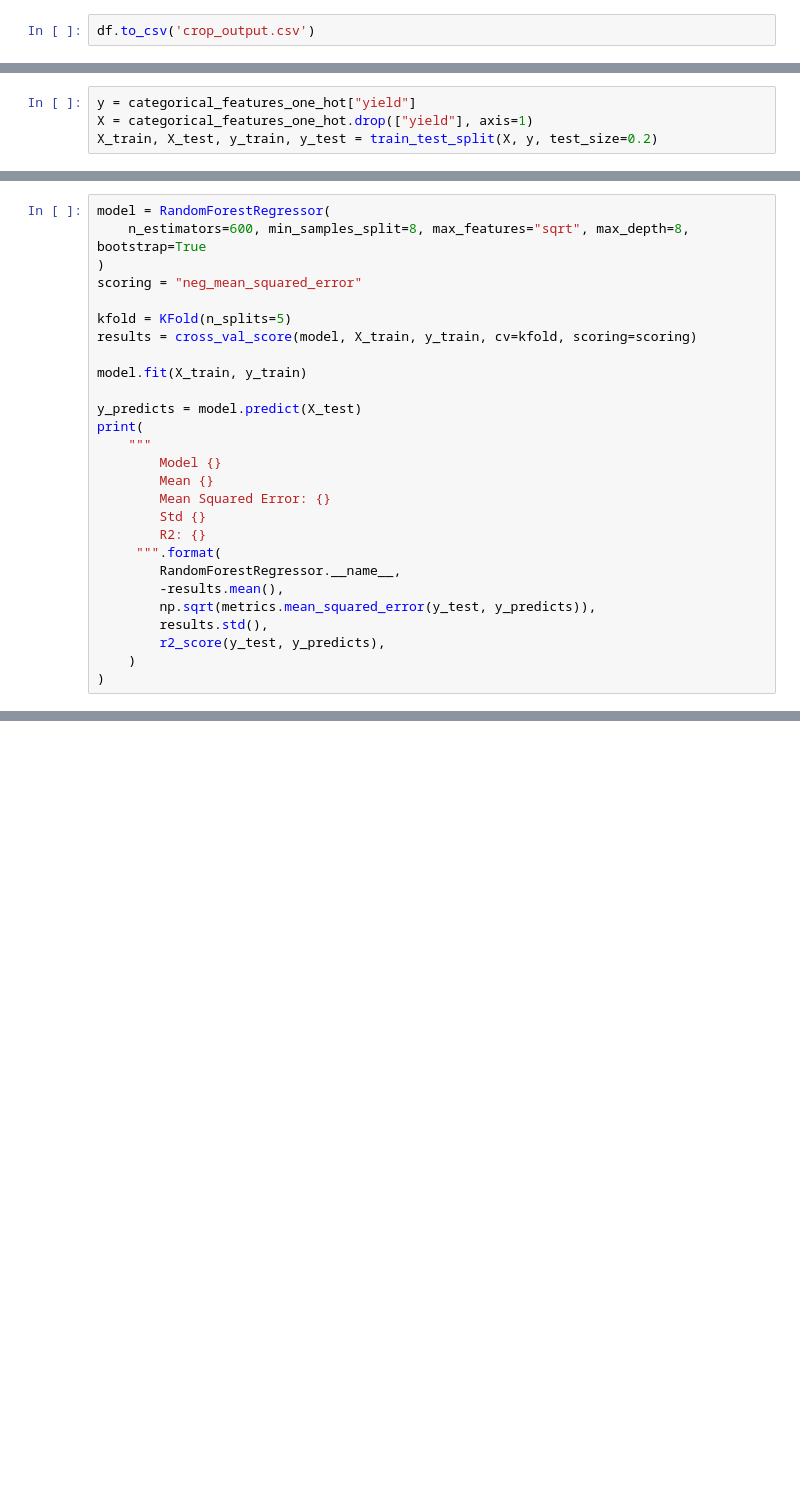
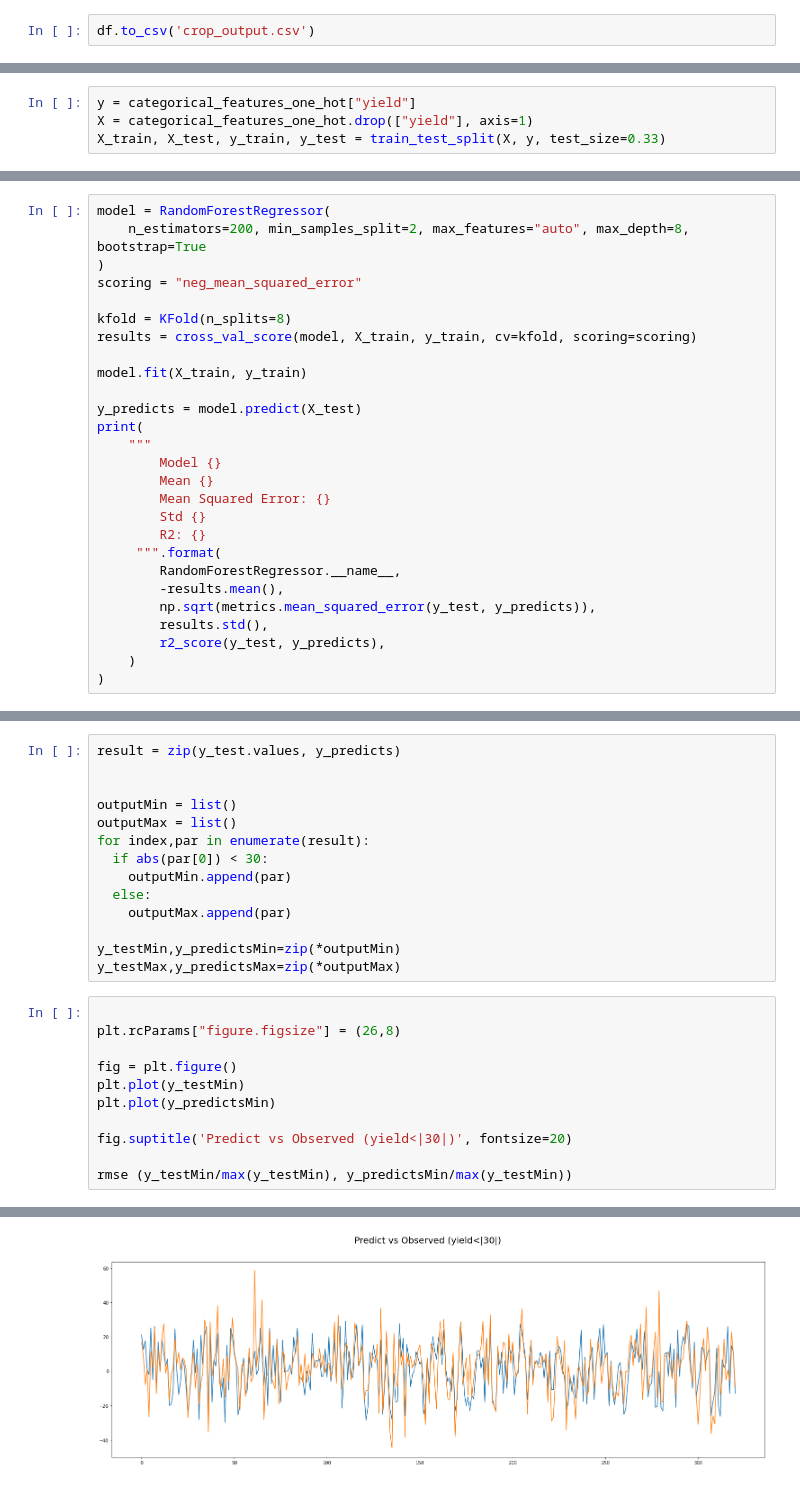
Before and after one commit to Cosechas-IA/crop-prediction, a Jupyter notebook: data/crop_prediction.ipynb, the cells around one changed output, grey strips where cells are left out. Drawn from its saved outputs; the diff is of its cells as text; blank space fills up the shorter version.

```diff
--- a/data/crop_prediction.ipynb
+++ b/data/crop_prediction.ipynb
@@ -306,7 +309,7 @@ categorical_features_one_hot.head()
 # %%
 y = categorical_features_one_hot["yield"]
 X = categorical_features_one_hot.drop(["yield"], axis=1)
-X_train, X_test, y_train, y_test = train_test_split(X, y, test_size=0.2)
+X_train, X_test, y_train, y_test = train_test_split(X, y, test_size=0.33)
 # %%
 model = RandomForestRegressor()
 scoring = "neg_mean_squared_error"
@@ -360,10 +363,10 @@ Best Params:  {'n_estimators': 600, 'min_samples_split': 8, 'max_features': 'sqr
 # %%
 model = RandomForestRegressor(
-    n_estimators=600, min_samples_split=8, max_features="sqrt", max_depth=8, bootstrap=True
+    n_estimators=200, min_samples_split=2, max_features="auto", max_depth=8, bootstrap=True
 )
 scoring = "neg_mean_squared_error"
 
-kfold = KFold(n_splits=5)
+kfold = KFold(n_splits=8)
 results = cross_val_score(model, X_train, y_train, cv=kfold, scoring=scoring)
 
 model.fit(X_train, y_train)
@@ -392,0 +396,26 @@ print(
+# %%
+result = zip(y_test.values, y_predicts)
+
+
+outputMin = list()
+outputMax = list()
+for index,par in enumerate(result):
+  if abs(par[0]) < 30:
+    outputMin.append(par)
+  else:
+    outputMax.append(par)
+
+y_testMin,y_predictsMin=zip(*outputMin)
+y_testMax,y_predictsMax=zip(*outputMax)
+# %%
+
+plt.rcParams["figure.figsize"] = (26,8)
+
+fig = plt.figure()
+plt.plot(y_testMin)
+plt.plot(y_predictsMin)
+
+fig.suptitle('Predict vs Observed (yield<|30|)', fontsize=20)
+
+rmse (y_testMin/max(y_testMin), y_predictsMin/max(y_testMin))
+# %% [output]
@@ -392,0 +423 @@ print(
+[figure, added]
```
Also changed, not shown: parts of 20 cells of this notebook.
